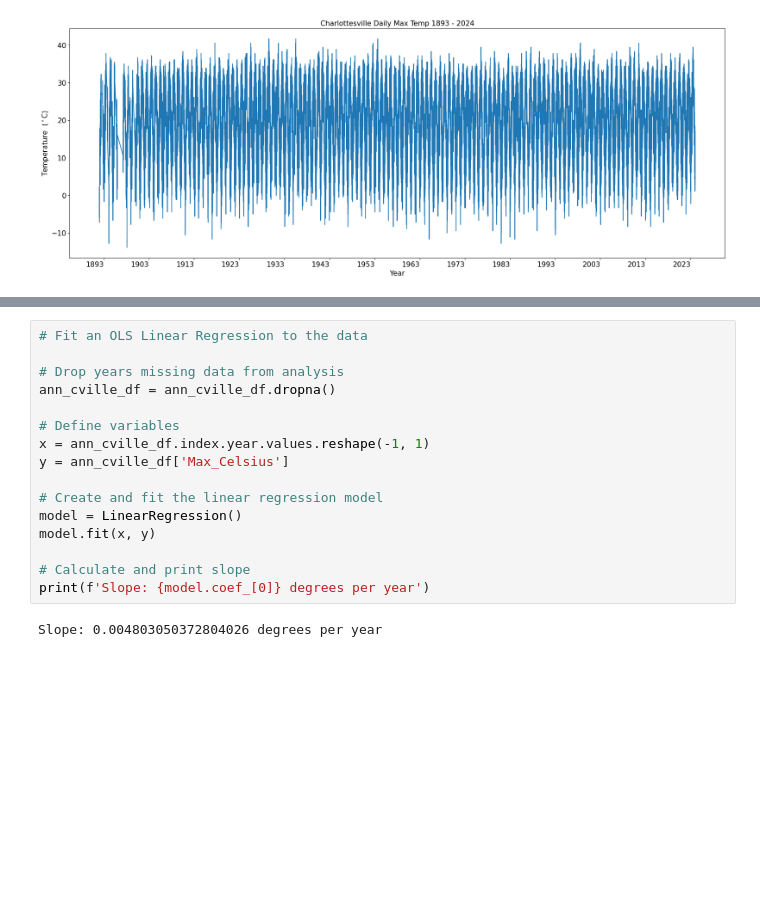
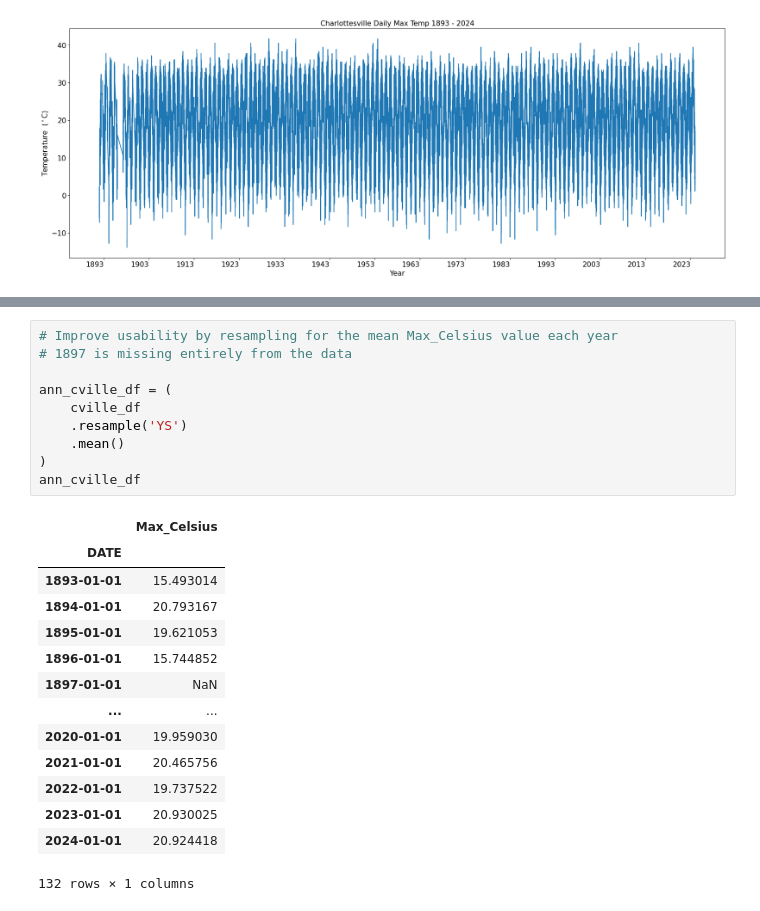
Before and after one commit to cmcara/02-climate-cmcara, a Jupyter notebook: 07_Cville_Portfolio.ipynb, the cells around one changed output, grey strips where cells are left out. Cells and saved outputs as stored; diff of their text form; blank space fills up the shorter version.

```diff
--- a/07_Cville_Portfolio.ipynb
+++ b/07_Cville_Portfolio.ipynb
@@ -244,18 +152,25 @@ cville_int_plot
-# %%
-# Fit an OLS Linear Regression to the data
-
-# Drop years missing data from analysis
-ann_cville_df = ann_cville_df.dropna()
-
-# Define variables
-x = ann_cville_df.index.year.values.reshape(-1, 1)
-y = ann_cville_df['Max_Celsius']
-
-# Create and fit the linear regression model
-model = LinearRegression()
-model.fit(x, y)
-
-# Calculate and print slope
-print(f'Slope: {model.coef_[0]} degrees per year')
-# %% [output]
-Slope: 0.004803050372804026 degrees per year
+# %%
+# Improve usability by resampling for the mean Max_Celsius value each year
+# 1897 is missing entirely from the data
+
+ann_cville_df = (
+    cville_df
+    .resample('YS')
+    .mean()
+)
+ann_cville_df
+# %% [output]
+|  | Max_Celsius |
+| DATE |  |
+| 1893-01-01 | 15.493014 |
+| 1894-01-01 | 20.793167 |
+| 1895-01-01 | 19.621053 |
+| 1896-01-01 | 15.744852 |
+| 1897-01-01 | NaN |
+| ... | ... |
+| 2020-01-01 | 19.959030 |
+| 2021-01-01 | 20.465756 |
+| 2022-01-01 | 19.737522 |
+| 2023-01-01 | 20.930025 |
+| 2024-01-01 | 20.924418 |
+132 rows × 1 columns
```
Also changed, not shown: parts of 20 cells of this notebook, 7 other files.
